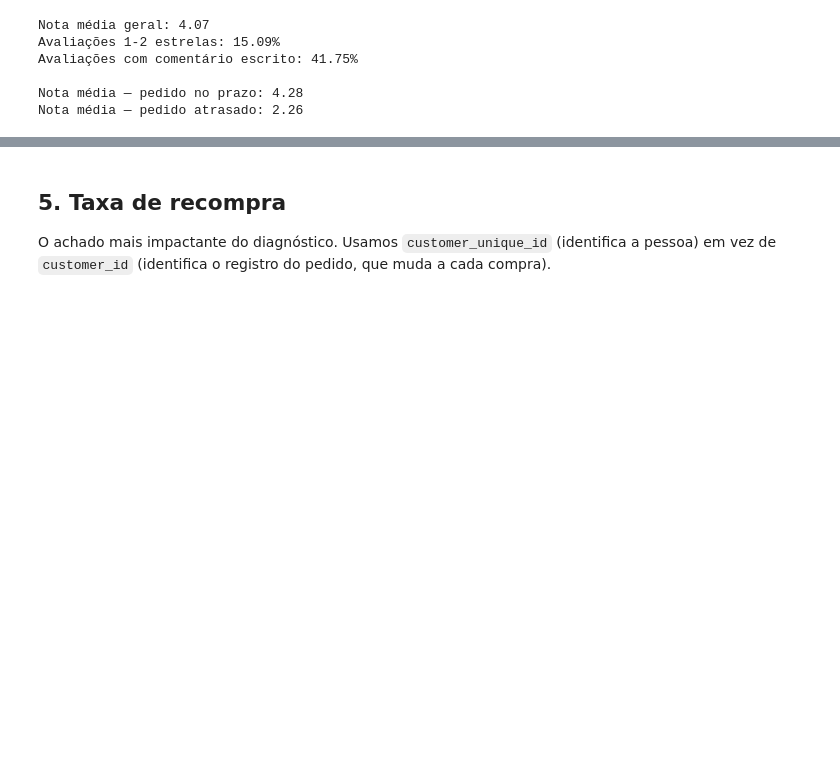
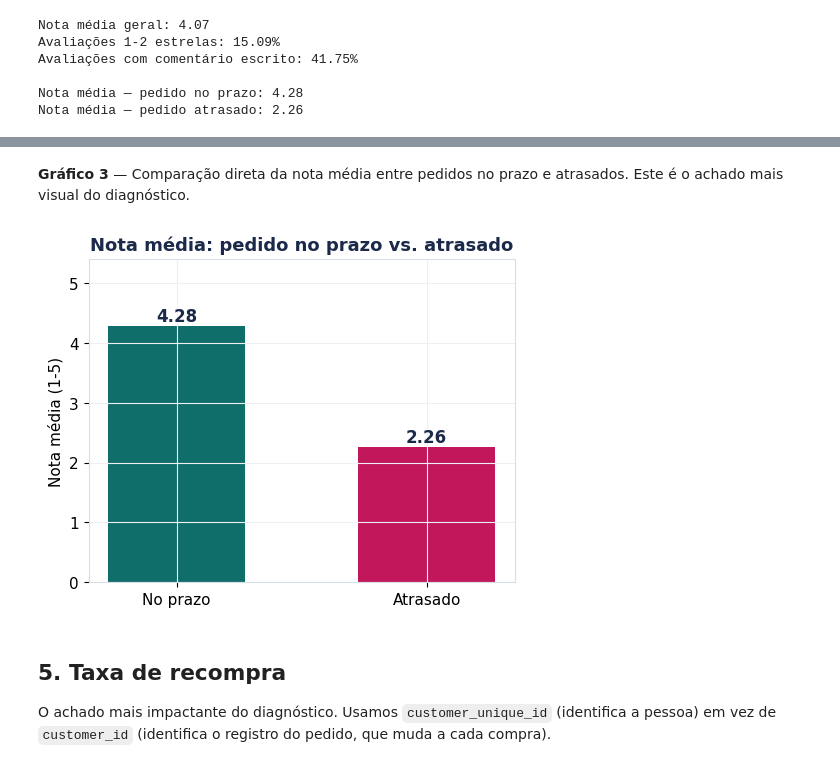
Before and after one commit to lusilveira/postrabalho, a Jupyter notebook: notebooks/analise_olist.ipynb, the cells around one changed output, grey strips where cells are left out. Cells and saved outputs as stored; diff of their text form; code cells hidden in the pictures; blank space fills up the shorter version.

```diff
--- a/notebooks/analise_olist.ipynb
+++ b/notebooks/analise_olist.ipynb
@@ -109,3 +160,20 @@ Nota média — pedido atrasado: 2.26
+# %% [markdown]
+**Gráfico 3** — Comparação direta da nota média entre pedidos no prazo e atrasados. Este é o achado mais visual do diagnóstico.
+# %%
+means = rev_orders.groupby("is_late")["review_score"].mean()
+labels = ["No prazo", "Atrasado"]
+values = [means.get(False, 0), means.get(True, 0)]
+
+fig, ax = plt.subplots(figsize=(5.5, 4.2))
+bars = ax.bar(labels, values, color=[TEAL, PINK], width=0.55)
+for b, v in zip(bars, values):
+    ax.text(b.get_x() + b.get_width()/2, v + 0.08, f"{v:.2f}", ha="center", fontsize=12, fontweight="bold", color=NAVY)
+ax.set_ylim(0, 5.4)
+ax.set_title("Nota média: pedido no prazo vs. atrasado", fontsize=13, fontweight="bold", color=NAVY)
+ax.set_ylabel("Nota média (1-5)")
+plt.show()
+# %% [output]
+[figure, added]
 # %% [markdown]
 ## 5. Taxa de recompra
 
```
Also changed, not shown: parts of 17 cells of this notebook, 3 other files.
